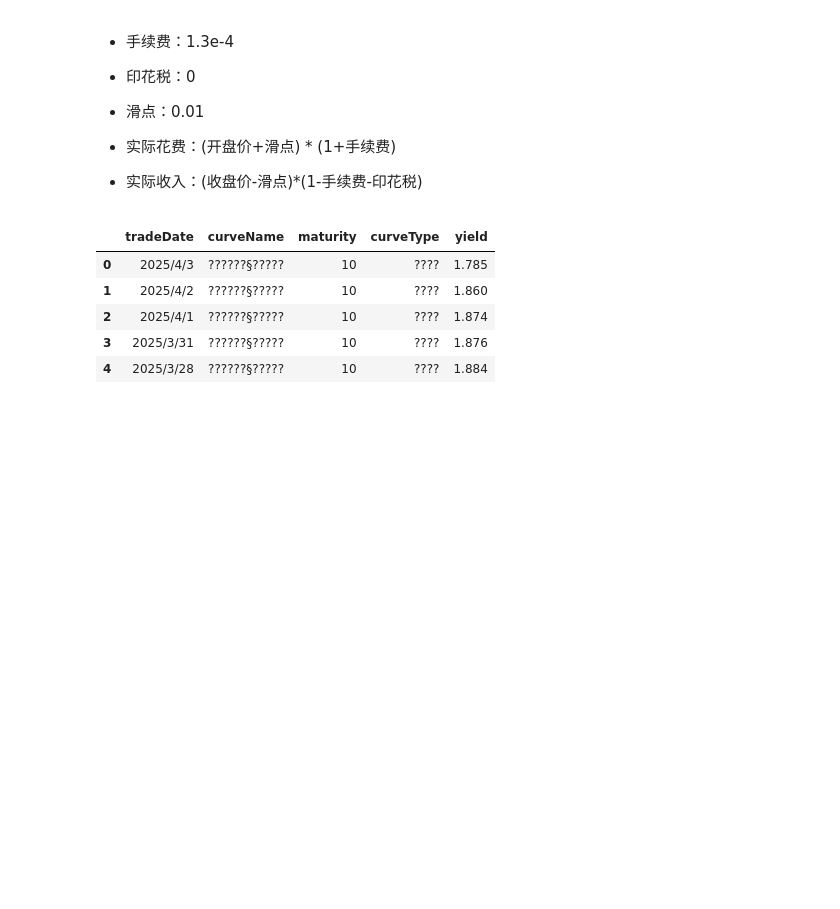
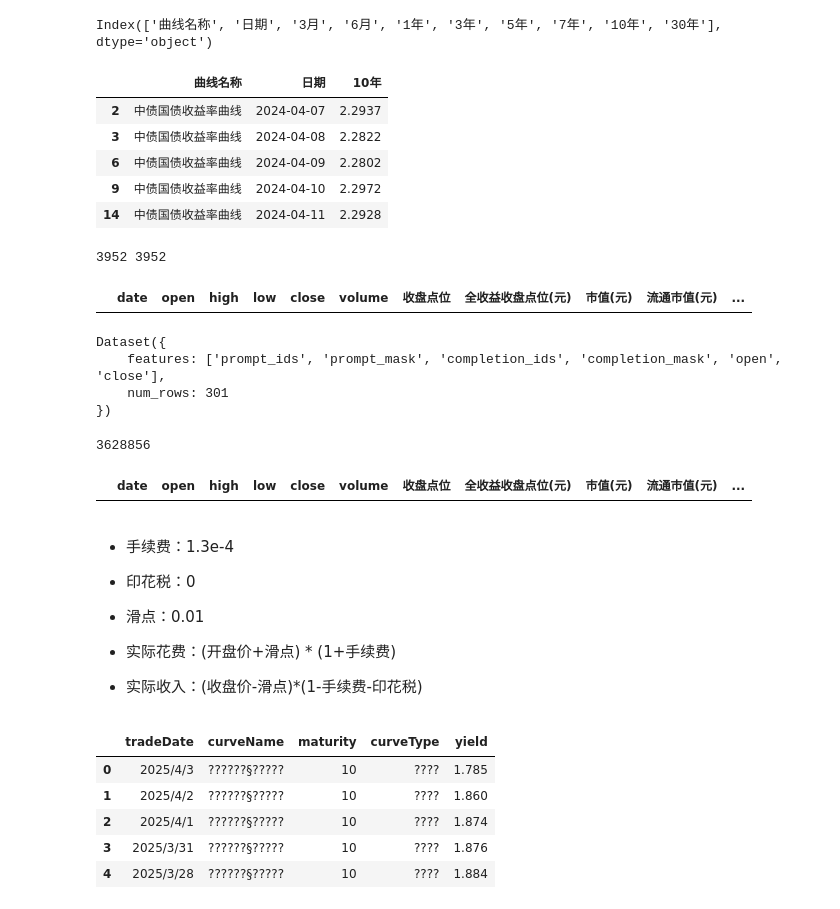
Before and after one commit to Junxiao-Zhao/RL_Maxwin_Stock, a Jupyter notebook: notebooks/stock_price.ipynb, the cells around one changed output. Saved outputs shown, nothing was run; the diff lists cells and outputs as text; code cells hidden in the pictures; blank space fills up the shorter version.

```diff
--- a/notebooks/stock_price.ipynb
+++ b/notebooks/stock_price.ipynb
@@ -8,0 +14,17 @@ import pandas as pd
+# %%
+bonds = ak.bond_china_yield(start_date="20240407", end_date="20250407")
+# %%
+bonds.columns
+# %% [output]
+Index(['曲线名称', '日期', '3月', '6月', '1年', '3年', '5年', '7年', '10年', '30年'], dtype='object')
+# %%
+bonds_df = bonds[["曲线名称", '日期', "10年"]][bonds["曲线名称"].str.contains("国债收益率")]
+# %%
+bonds_df.head()
+# %% [output]
+|  | 曲线名称 | 日期 | 10年 |
+| 2 | 中债国债收益率曲线 | 2024-04-07 | 2.2937 |
+| 3 | 中债国债收益率曲线 | 2024-04-08 | 2.2822 |
+| 6 | 中债国债收益率曲线 | 2024-04-09 | 2.2802 |
+| 9 | 中债国债收益率曲线 | 2024-04-10 | 2.2972 |
+| 14 | 中债国债收益率曲线 | 2024-04-11 | 2.2928 |
@@ -8,0 +43,7 @@ import pandas as pd
+# %%
+pe_df_f = pe_df[pe_df["日期"] >= start_date]
+stock_zh_index_daily_df_f = stock_zh_index_daily_df[
+    stock_zh_index_daily_df["date"] >= start_date]
+print(len(pe_df_f), len(stock_zh_index_daily_df_f))
+# %% [output]
+3952 3952
@@ -8,0 +62,4 @@ import pandas as pd
+# %%
+index_df[index_df["EPValue"].isna()]
+# %% [output]
+|  | date | open | high | low | close | volume | 收盘点位 | 全收益收盘点位(元) | 市值(元) | 流通市值(元) | ... |
@@ -8,0 +95,8 @@ import pandas as pd
+# %%
+dataset = pp.rolling(window=max_len, step=13)
+dataset
+# %% [output]
+Dataset({
+    features: ['prompt_ids', 'prompt_mask', 'completion_ids', 'completion_mask', 'open', 'close'],
+    num_rows: 301
+})
@@ -8,0 +108,4 @@ import pandas as pd
+# %%
+dataset.to_parquet("../data/p1_32_512.parquet")
+# %% [output]
+3628856
@@ -8,0 +116,4 @@ import pandas as pd
+# %%
+overall_df[overall_df["10年"].isna()]
+# %% [output]
+|  | date | open | high | low | close | volume | 收盘点位 | 全收益收盘点位(元) | 市值(元) | 流通市值(元) | ... |
```
Also changed, not shown: parts of 18 cells of this notebook, 10 other files.
